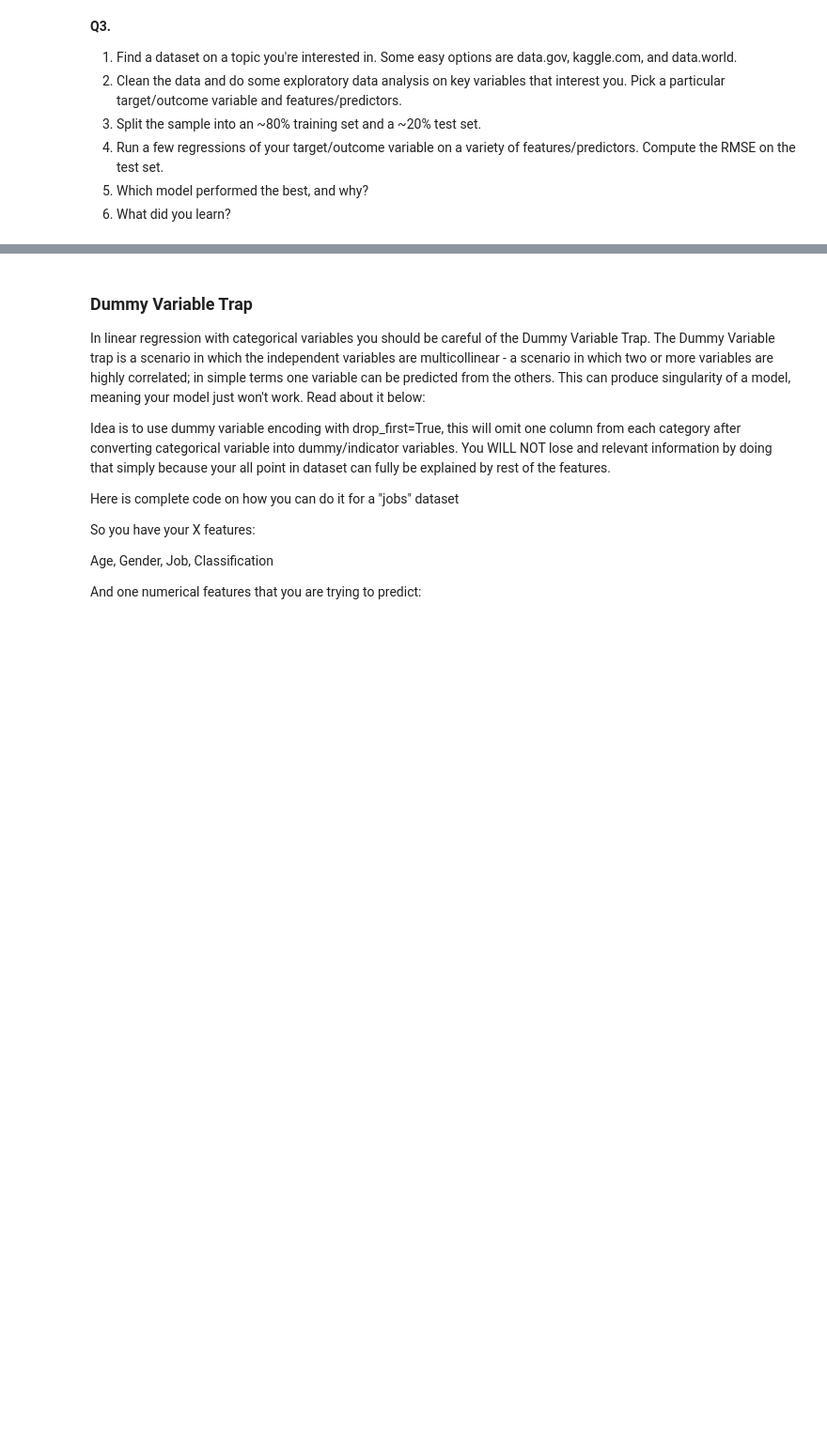
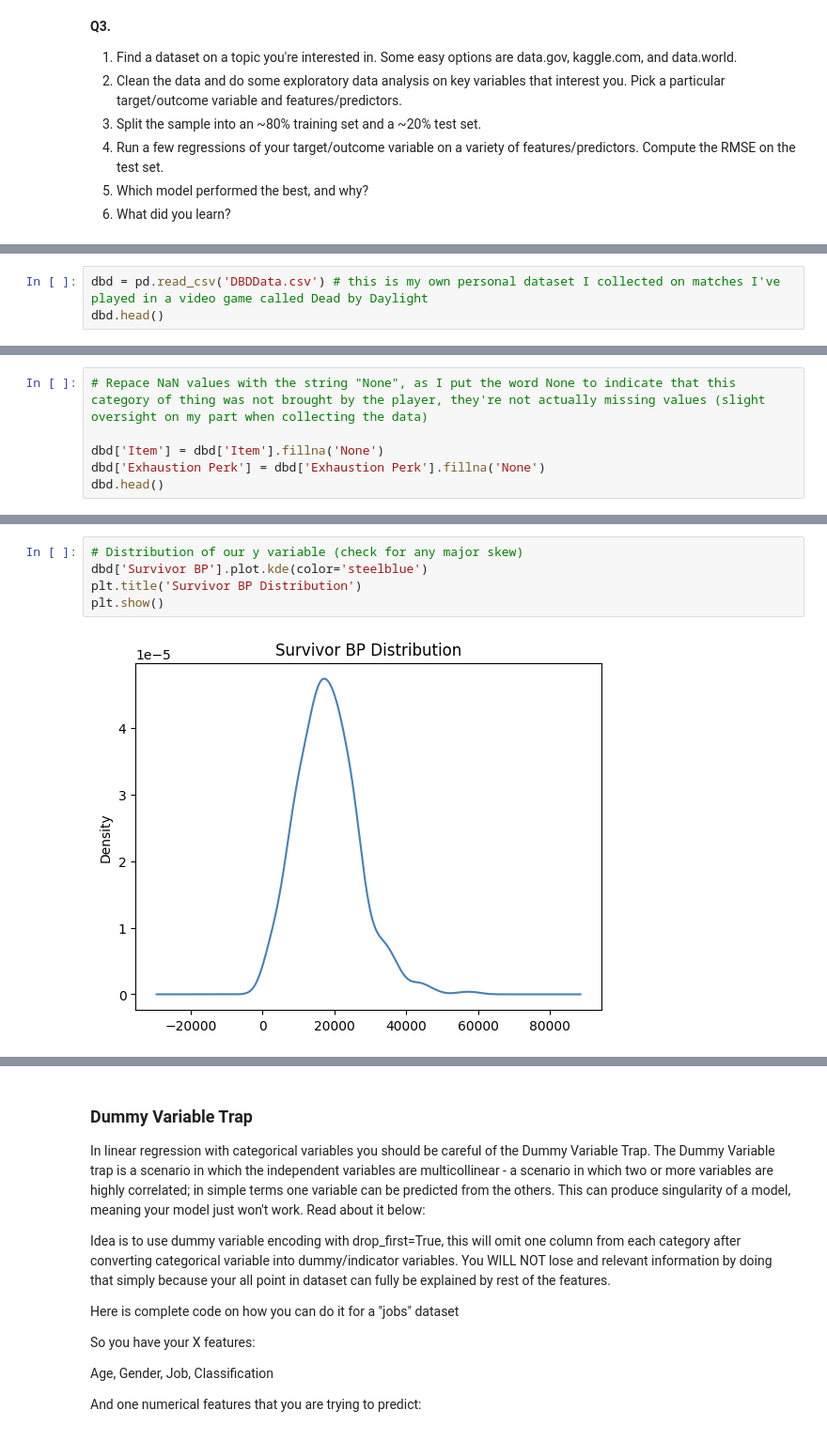
Before and after one commit to nhorton06/week_8, a Jupyter notebook: assignment.ipynb, the cells around one changed output, grey strips where cells are left out. Shown at 94% size. Saved outputs shown, nothing was run; the diff lists cells and outputs as text; blank space fills up the shorter version.

```diff
--- a/assignment.ipynb
+++ b/assignment.ipynb
@@ -504,0 +503,3 @@ Weaknesses include RMSE of 0.185, which isn't super great, but it's not bad eith
+# %%
+dbd = pd.read_csv('DBDData.csv') # this is my own personal dataset I collected on matches I've played in a video game called Dead by Daylight
+dbd.head()
@@ -504,0 +515,6 @@ Weaknesses include RMSE of 0.185, which isn't super great, but it's not bad eith
+# %%
+# Repace NaN values with the string "None", as I put the word None to indicate that this category of thing was not brought by the player, they're not actually missing values (slight oversight on my part when collecting the data)
+
+dbd['Item'] = dbd['Item'].fillna('None')
+dbd['Exhaustion Perk'] = dbd['Exhaustion Perk'].fillna('None')
+dbd.head()
@@ -504,0 +528,7 @@ Weaknesses include RMSE of 0.185, which isn't super great, but it's not bad eith
+# %%
+# Distribution of our y variable (check for any major skew)
+dbd['Survivor BP'].plot.kde(color='steelblue')
+plt.title('Survivor BP Distribution')
+plt.show()
+# %% [output]
+[figure, added]
```
Also changed, not shown: parts of 26 cells of this notebook, 1 other file.
